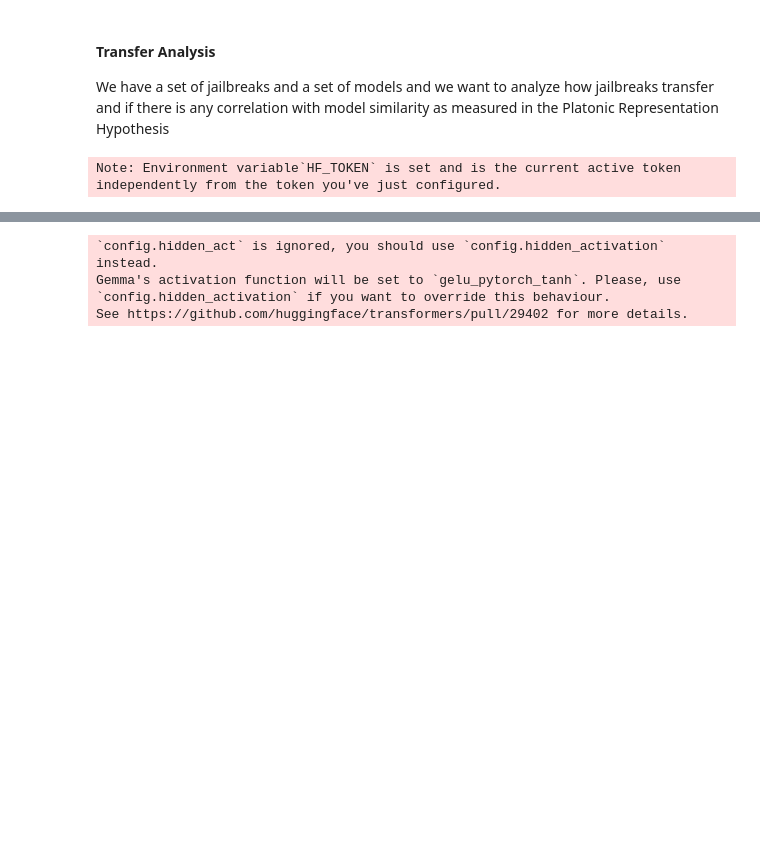
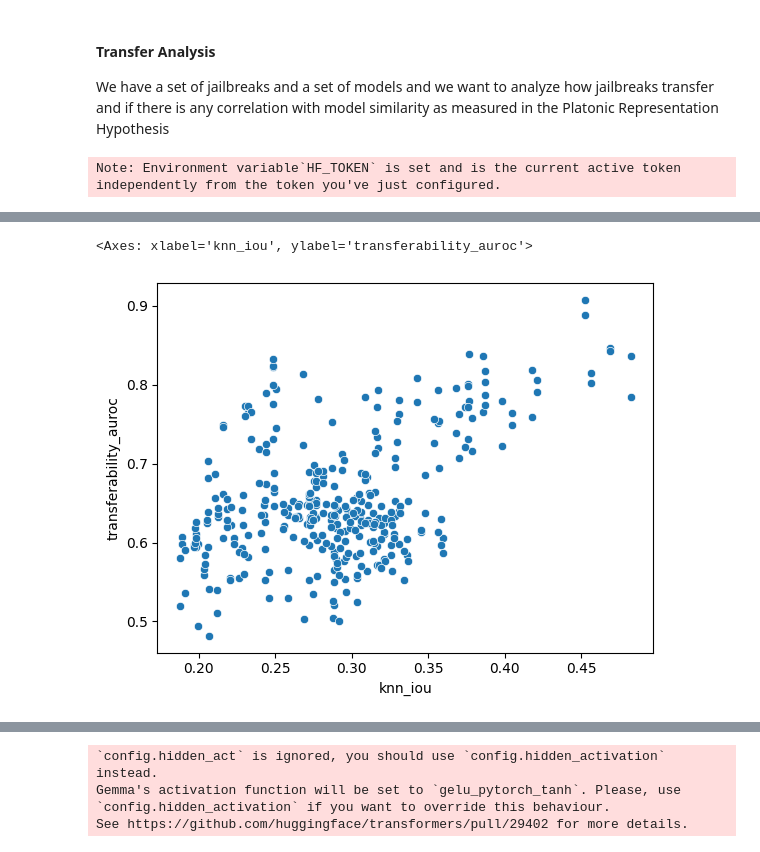
Before and after one commit to rangell/llm-adaptive-attacks, a Jupyter notebook: transfer_analysis.ipynb, the cells around one changed output, grey strips where cells are left out. Cells and saved outputs as stored; diff of their text form; code cells hidden in the pictures; blank space fills up the shorter version.

```diff
--- a/transfer_analysis.ipynb
+++ b/transfer_analysis.ipynb
@@ -201,0 +359,5 @@ jailbreak_type_counts.most_common(15)
+# %%
+sns.scatterplot(data=transferability_df, x='knn_iou', y='transferability_auroc')
+# %% [output]
+<Axes: xlabel='knn_iou', ylabel='transferability_auroc'>
+[figure, added]
```
Also changed, not shown: parts of 22 cells of this notebook, 10 other files.
